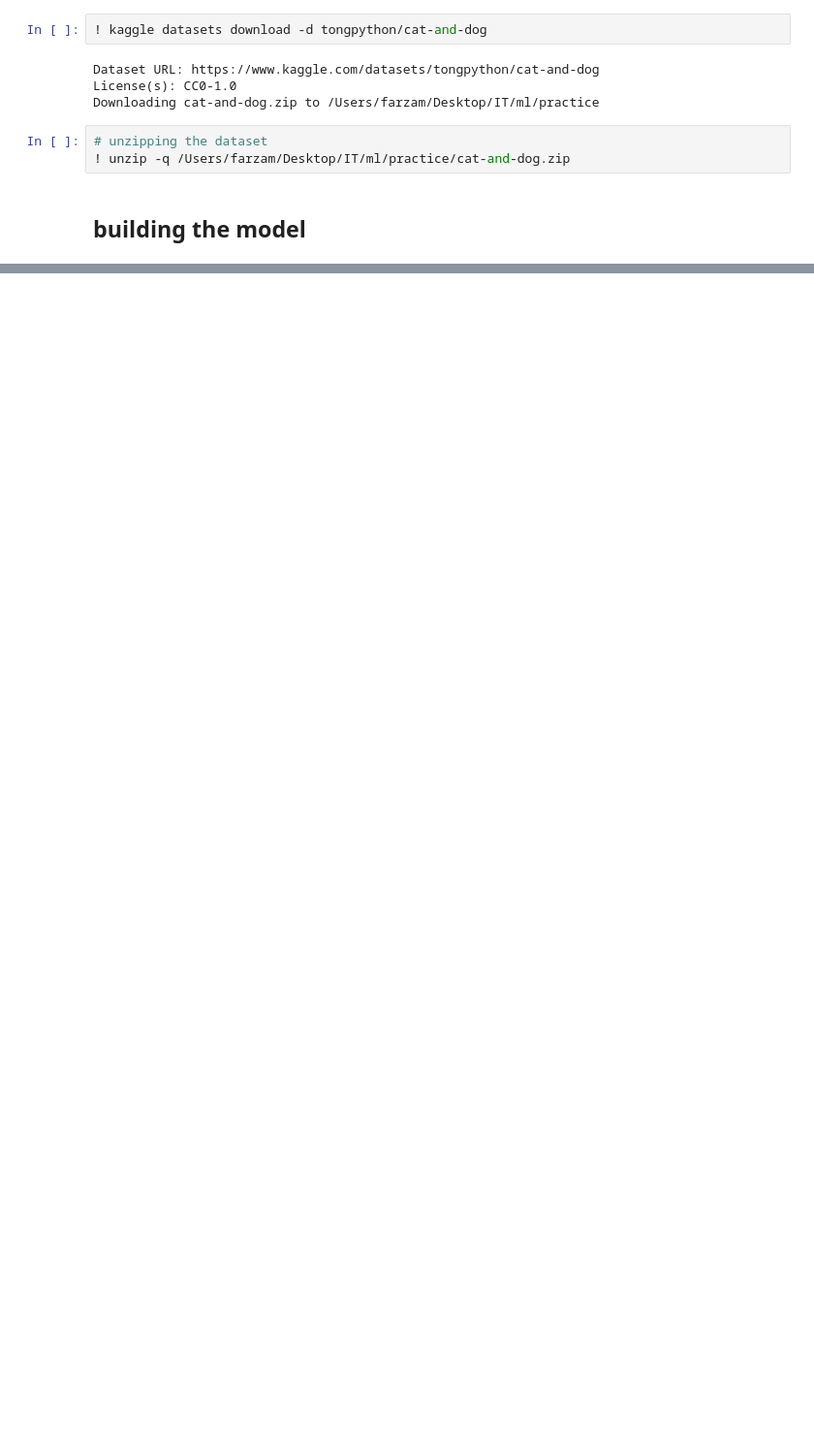
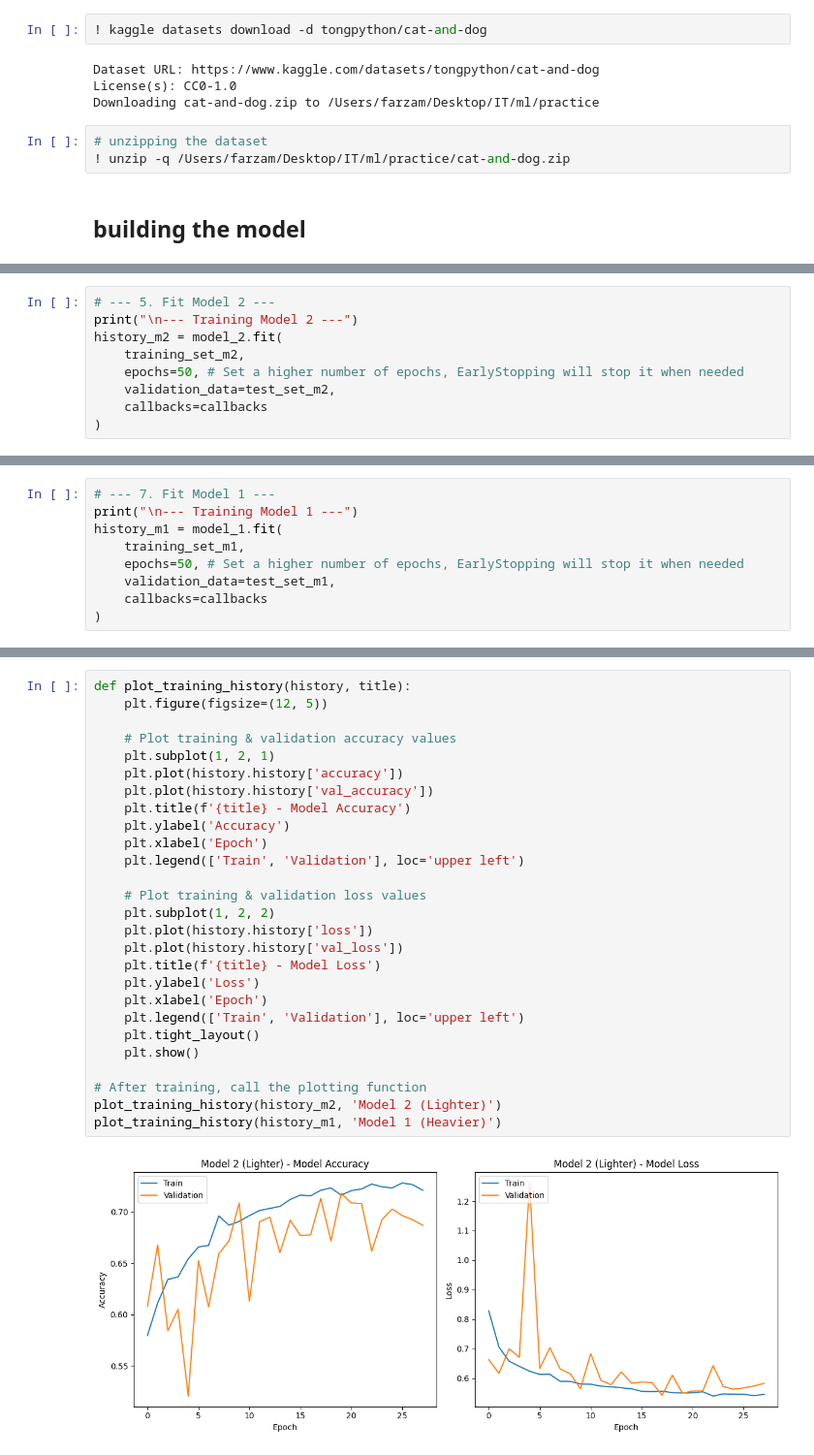
Before and after one commit to farzamasadian/udemy-ml-practice, a Jupyter notebook: cnn_binary_classification.ipynb, the cells around one changed output, grey strips where cells are left out. Shown at 97% size. Saved outputs shown, nothing was run; the diff lists cells and outputs as text; blank space fills up the shorter version.

```diff
--- a/cnn_binary_classification.ipynb
+++ b/cnn_binary_classification.ipynb
@@ -62,0 +347,9 @@ Downloading cat-and-dog.zip to /Users/farzam/Desktop/IT/ml/practice
+# %%
+# --- 5. Fit Model 2 ---
+print("\n--- Training Model 2 ---")
+history_m2 = model_2.fit(
+    training_set_m2,
+    epochs=50, # Set a higher number of epochs, EarlyStopping will stop it when needed
+    validation_data=test_set_m2,
+    callbacks=callbacks
+)
@@ -62,0 +400,9 @@ Downloading cat-and-dog.zip to /Users/farzam/Desktop/IT/ml/practice
+# %%
+# --- 7. Fit Model 1 ---
+print("\n--- Training Model 1 ---")
+history_m1 = model_1.fit(
+    training_set_m1,
+    epochs=50, # Set a higher number of epochs, EarlyStopping will stop it when needed
+    validation_data=test_set_m1,
+    callbacks=callbacks
+)
@@ -62,0 +427,29 @@ Downloading cat-and-dog.zip to /Users/farzam/Desktop/IT/ml/practice
+# %%
+def plot_training_history(history, title):
+    plt.figure(figsize=(12, 5))
+
+    # Plot training & validation accuracy values
+    plt.subplot(1, 2, 1)
+    plt.plot(history.history['accuracy'])
+    plt.plot(history.history['val_accuracy'])
+    plt.title(f'{title} - Model Accuracy')
+    plt.ylabel('Accuracy')
+    plt.xlabel('Epoch')
+    plt.legend(['Train', 'Validation'], loc='upper left')
+
+    # Plot training & validation loss values
+    plt.subplot(1, 2, 2)
+    plt.plot(history.history['loss'])
+    plt.plot(history.history['val_loss'])
+    plt.title(f'{title} - Model Loss')
+    plt.ylabel('Loss')
+    plt.xlabel('Epoch')
+    plt.legend(['Train', 'Validation'], loc='upper left')
+    plt.tight_layout()
+    plt.show()
+
+# After training, call the plotting function
+plot_training_history(history_m2, 'Model 2 (Lighter)')
+plot_training_history(history_m1, 'Model 1 (Heavier)')
+# %% [output]
+[figure, added]
```
Also changed, not shown: parts of 30 cells of this notebook.
